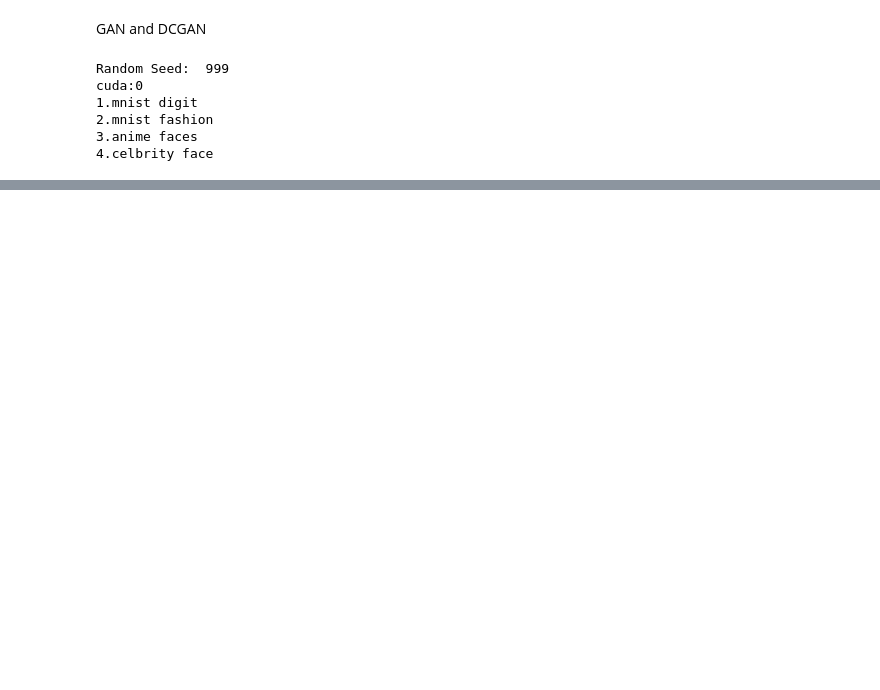
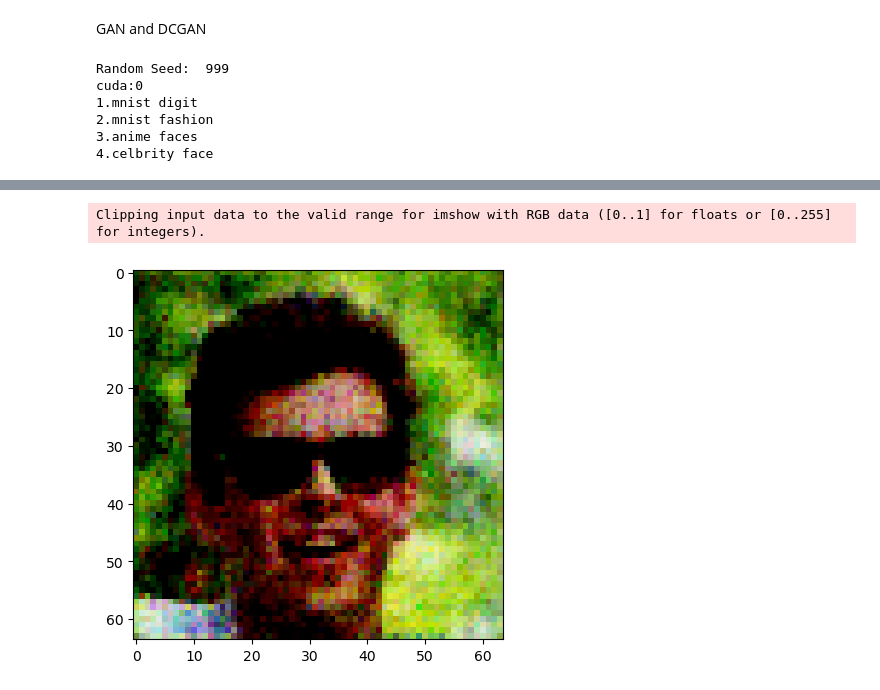
Before and after one commit to pranavgogate-21/Codezz, a Jupyter notebook: gan.ipynb, the cells around one changed output, grey strips where cells are left out. Cells and saved outputs as stored; diff of their text form; code cells hidden in the pictures; blank space fills up the shorter version.

```diff
--- a/gan.ipynb
+++ b/gan.ipynb
@@ -371,7 +375,7 @@ if(n<3):
             batch_images = train_images[i * batch_size : (i+1) * batch_size]
             train_step(batch_images)
 
-        if epoch % 10 == 0:
+        if epoch % 1000 == 0:
             print(f'Epoch {epoch+1}/{epochs}')
             noise = tf.random.normal([1, noise_dim])
             generated_image = generator(noise, training=False)
@@ -445,46 +454,54 @@ torch.save(discriminator.state_dict(), 'DCGAN_celeba2_discriminator.pth')
 # %%
 if(n<3):
     # Generate images using the trained generator
-    num_images_to_generate = 64
+    num_images_to_generate = 32
     noise = tf.random.normal([num_images_to_generate, noise_dim])
     generated_images = generator(noise, training=False)
 
     # Plot the generated images
     import matplotlib.pyplot as plt
 
-    fig, axs = plt.subplots(8, 8, figsize=(10, 10))
+    fig, axs = plt.subplots(4, 8, figsize=(10, 10))
     axs = axs.flatten()
     for i in range(num_images_to_generate):
         axs[i].imshow(generated_images[i, :, :, 0], cmap='gray')
         axs[i].axis('off')
     plt.show()
-else:
+elif(n==3):
     # Assuming the generator generates len(real_data) fake images
     z = generate_latent_vectors_z(len(real_data)).to(device)
 
     # Generating fake data (images) using the generator
     fake_data = generator(z)
 
     # Determine the number of images generated
     num_images_generated = len(fake_data)
 
     # Creating a grid to display the images
     rows = 4
     cols = min(8, num_images_generated // rows)  # Calculate the number of columns based on the available images
 
     # Create a subplots grid
     fig, axes = plt.subplots(rows, cols, figsize=(10, 10))
 
     # Plotting each generated image in the grid
     for i in range(rows):
         for j in range(cols):
             index = i * cols + j
             if index < num_images_generated:  # Check if the index is within bounds
                 img = fake_data[index].cpu().permute(1, 2, 0).detach().numpy()
                 axes[i, j].imshow(img)
                 axes[i, j].axis('off')
             else:  # If there are no more images to display, break out of the loop
                 break
     # Displaying the grid of images
     plt.tight_layout()
     plt.show()
+else:
+   z = generate_latent_vectors_z(1).to(device)
+   random_noise = generator(z)
+
+   plt.imshow(random_noise[0].cpu().permute(1, 2, 0).detach().numpy())
+# %% [output]
+Clipping input data to the valid range for imshow with RGB data ([0..1] for floats or [0..255] for integers).
+[figure, added]
```
Also changed, not shown: parts of 8 cells of this notebook.
